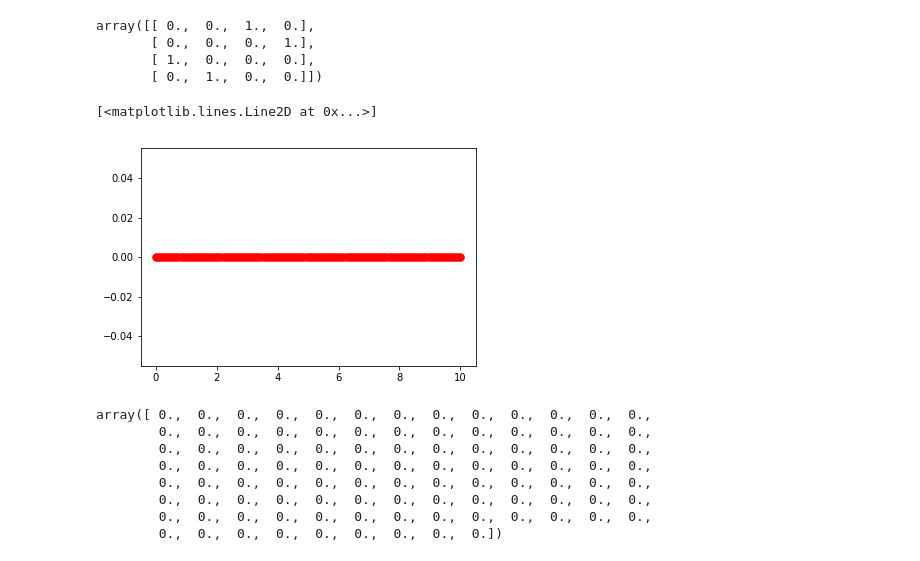
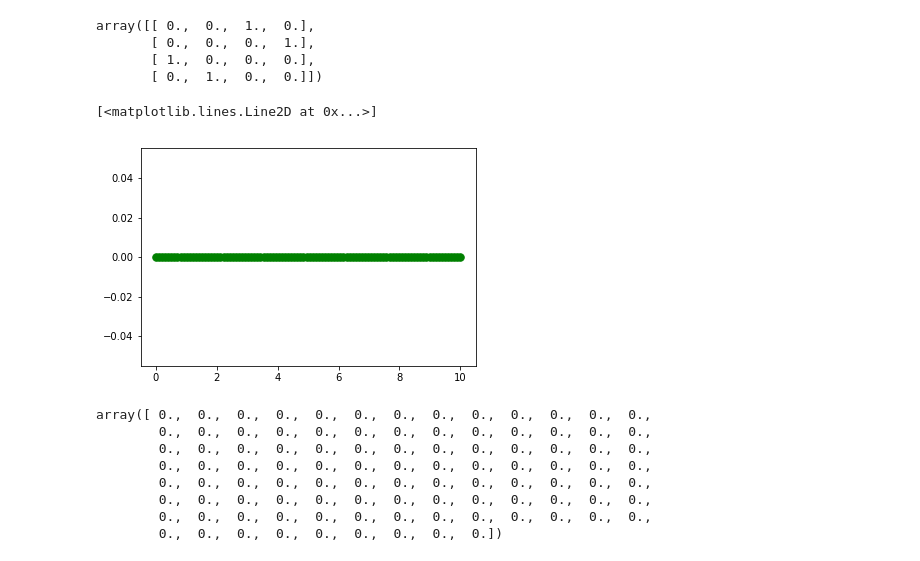
Before and after one commit to vinjanampathy/PH413, a Jupyter notebook: 6. Quantum Mechanics.ipynb, the cells around one changed output. Cells and saved outputs as stored; diff of their text form; code cells hidden in the pictures.

```diff
--- a/6. Quantum Mechanics.ipynb
+++ b/6. Quantum Mechanics.ipynb
@@ -111,10 +113,10 @@ for i in range(len(U)):
     v2p = U[i].dot(v2)
     expec_gs[i]=np.real(v2p.T.conj().dot(Sx.dot(v2p)))
 # %%
-plt.plot(t_list,expec_gs,'r.-',markersize=15)
+plt.plot(t_list,expec_gs,'g.-',markersize=15)
 # %% [output]
 [<matplotlib.lines.Line2D at 0x...>]
-[figure, old version]
+[figure, new version]
 # %%
 expec_gs
 # %% [output]
```
Also changed, not shown: parts of 25 cells of this notebook, 3 other files.
